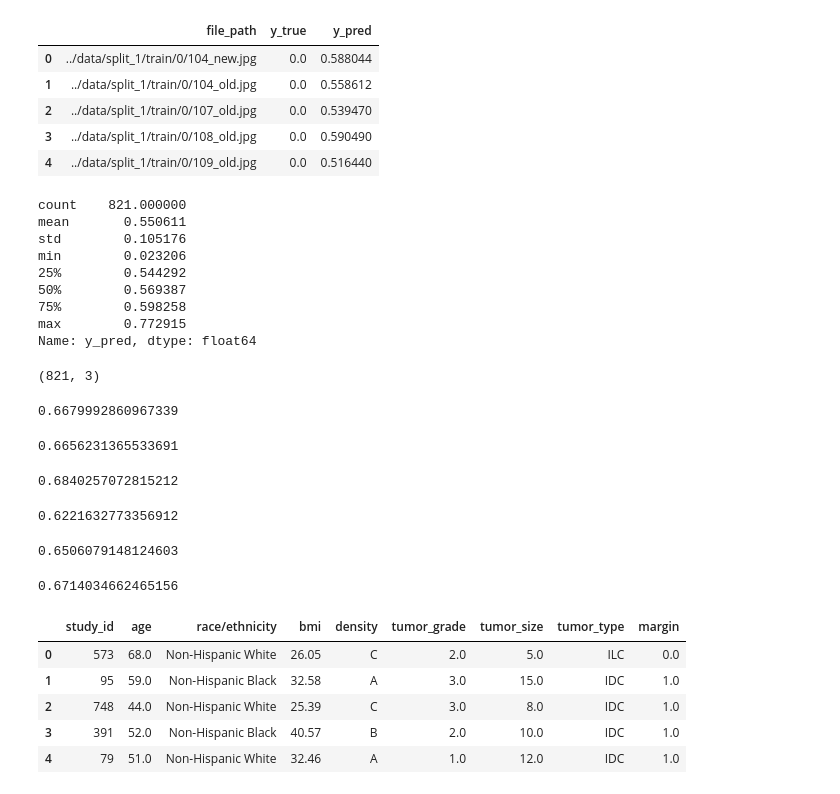
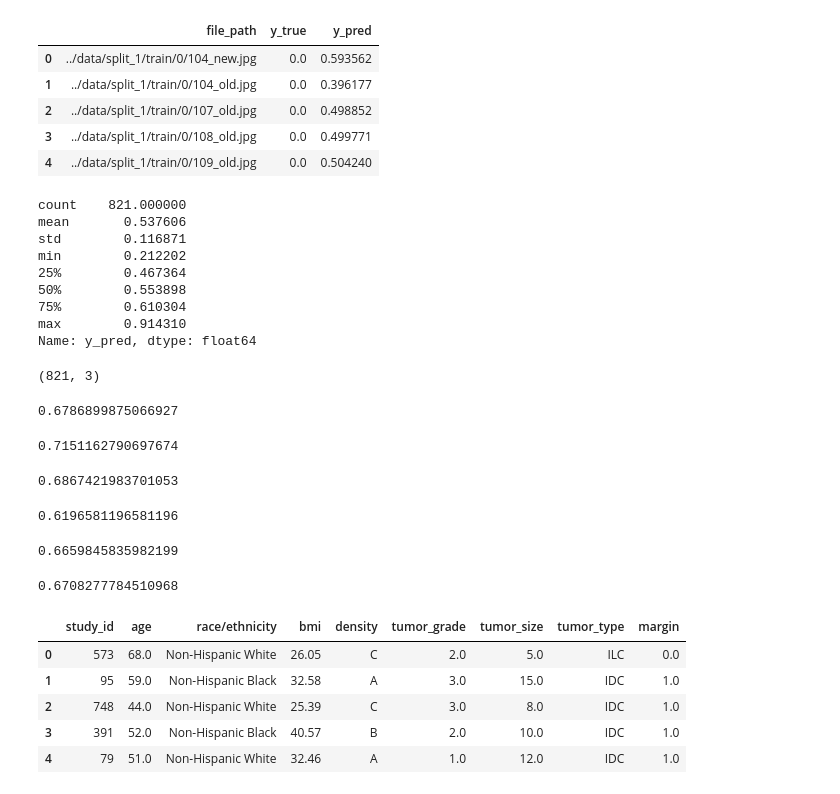
Before and after one commit to kchen315/cvsm, a Jupyter notebook: source/subset.ipynb, the cells around one changed output. Saved outputs shown, nothing was run; the diff lists cells and outputs as text; code cells hidden in the pictures.

```diff
--- a/source/subset.ipynb
+++ b/source/subset.ipynb
@@ -6,26 +6,26 @@ from sklearn.model_selection import cross_val_score
 from sklearn.ensemble import RandomForestClassifier
 from xgboost import XGBClassifier
 # %%
-preds = pd.read_csv('preds/preds_InceptionV3_radimagenet_all.csv')
+preds = pd.read_csv('../preds/preds_InceptionV3_radimagenet_all_cutout.csv')
 preds.head()
 # %% [output]
 |  | file_path | y_true | y_pred |
-| 0 | ../data/split_1/train/0/104_new.jpg | 0.0 | 0.588044 |
-| 1 | ../data/split_1/train/0/104_old.jpg | 0.0 | 0.558612 |
-| 2 | ../data/split_1/train/0/107_old.jpg | 0.0 | 0.539470 |
-| 3 | ../data/split_1/train/0/108_old.jpg | 0.0 | 0.590490 |
-| 4 | ../data/split_1/train/0/109_old.jpg | 0.0 | 0.516440 |
+| 0 | ../data/split_1/train/0/104_new.jpg | 0.0 | 0.593562 |
+| 1 | ../data/split_1/train/0/104_old.jpg | 0.0 | 0.396177 |
+| 2 | ../data/split_1/train/0/107_old.jpg | 0.0 | 0.498852 |
+| 3 | ../data/split_1/train/0/108_old.jpg | 0.0 | 0.499771 |
+| 4 | ../data/split_1/train/0/109_old.jpg | 0.0 | 0.504240 |
 # %%
 preds['y_pred'].describe()
 # %% [output]
 count    821.000000
-mean       0.550611
-std        0.105176
-min        0.023206
-25%        0.544292
-50%        0.569387
-75%        0.598258
-max        0.772915
+mean       0.537606
+std        0.116871
+min        0.212202
+25%        0.467364
+50%        0.553898
+75%        0.610304
+max        0.914310
 Name: y_pred, dtype: float64
 # %%
 preds.shape
@@ -34,32 +34,32 @@ preds.shape
 # %%
 roc_auc_score(preds['y_true'], preds['y_pred'])
 # %% [output]
-0.6679992860967339
+0.6786899875066927
 # %%
 test_preds = preds.loc[preds['file_path'].str.contains('test')]
 roc_auc_score(test_preds['y_true'], test_preds['y_pred'])
 # %% [output]
-0.6656231365533691
+0.7151162790697674
 # %%
 test_preds = preds.loc[preds['file_path'].str.contains('train')]
 roc_auc_score(test_preds['y_true'], test_preds['y_pred'])
 # %% [output]
-0.6840257072815212
+0.6867421983701053
 # %%
 test_preds = preds.loc[preds['file_path'].str.contains('val')]
 roc_auc_score(test_preds['y_true'], test_preds['y_pred'])
 # %% [output]
-0.6221632773356912
+0.6196581196581196
 # %%
 old_preds = preds.loc[~preds['file_path'].str.contains('new')]
 roc_auc_score(old_preds['y_true'], old_preds['y_pred'])
 # %% [output]
-0.6506079148124603
+0.6659845835982199
 # %%
 new_preds = preds.loc[preds['file_path'].str.contains('new')]
 roc_auc_score(new_preds['y_true'], new_preds['y_pred'])
 # %% [output]
-0.6714034662465156
+0.6708277784510968
 # %%
 #read in the clinical info
 clin = pd.read_csv('../data/new_clin_clean.csv')
```
Also changed, not shown: parts of 9 cells of this notebook, 1 other file.
